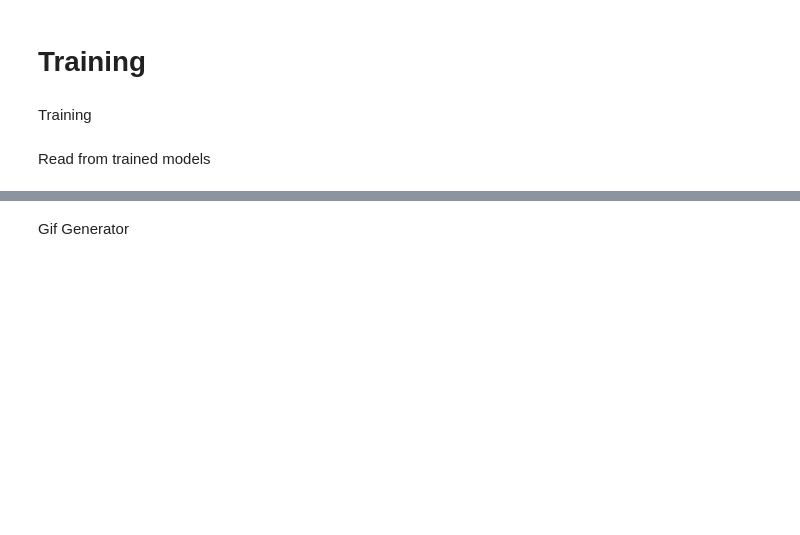
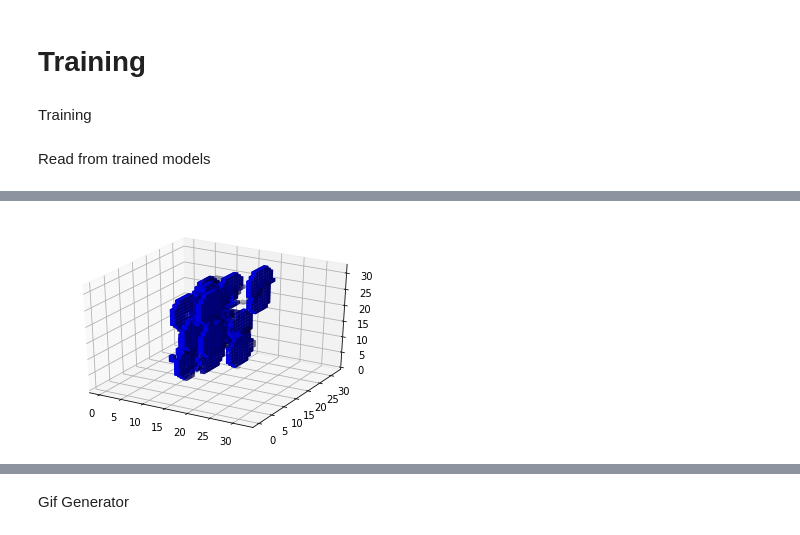
Before and after one commit to midstreeeam/3d-voxel-gen, a Jupyter notebook: model_gen.ipynb, the cells around one changed output, grey strips where cells are left out. Drawn from its saved outputs; the diff is of its cells as text; code cells hidden in the pictures; blank space fills up the shorter version.

```diff
--- a/model_gen.ipynb
+++ b/model_gen.ipynb
@@ -388,0 +388,10 @@ for i in range(200):
+# %%
+seed=new_model(seed)
+
+# loop to output json file
+for i in range(56):
+  print(i)
+  seed = new_model(seed)
+  plot_3d(seed[0],i)
+# %% [output]
+[figure, added]
```
Also changed, not shown: parts of 6 cells of this notebook, 1 other file.
